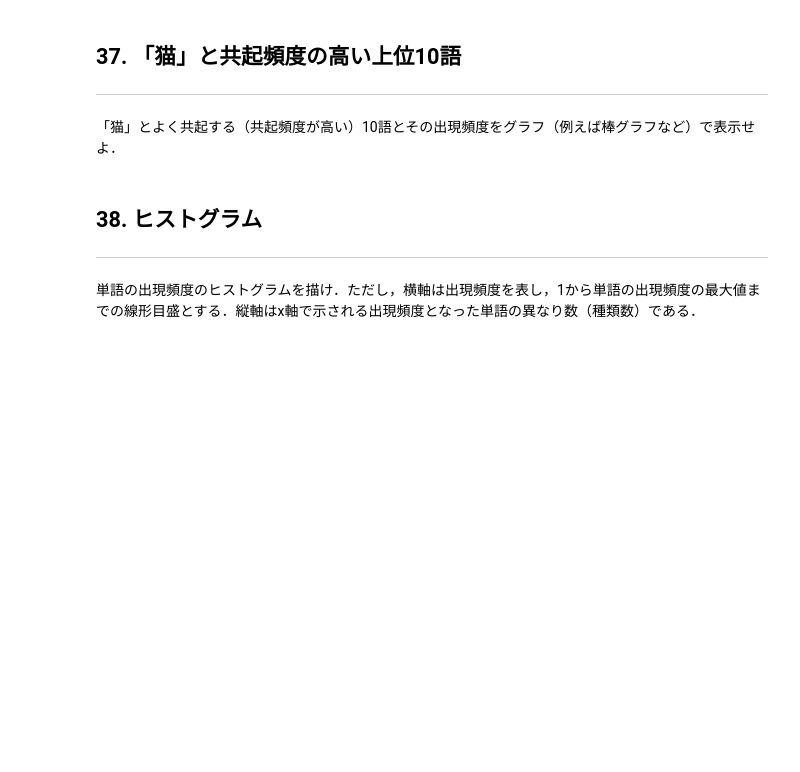
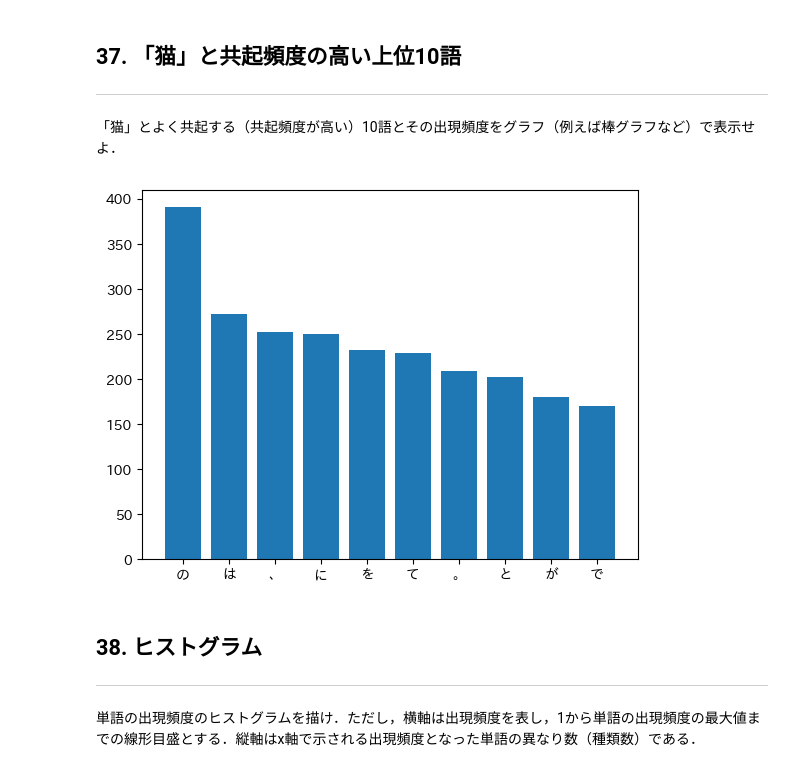
Before and after one commit to haru1290/nlp100, a Jupyter notebook: notebooks/chapter04.ipynb, the cells around one changed output. Cells and saved outputs as stored; diff of their text form; code cells hidden in the pictures; blank space fills up the shorter version.

```diff
--- a/notebooks/chapter04.ipynb
+++ b/notebooks/chapter04.ipynb
@@ -145,6 +246,21 @@ for verb_base in list(verb_bases)[:10]:
 ## 37. 「猫」と共起頻度の高い上位10語
 ---
 「猫」とよく共起する（共起頻度が高い）10語とその出現頻度をグラフ（例えば棒グラフなど）で表示せよ．
+# %%
+cat_word_freqs = defaultdict(int)
+for sentence in sentences:
+    if '猫' in [morph['base'] for morph in sentence]:
+        for morph in sentence:
+            cat_word_freqs[morph['surface']] += 1
+del cat_word_freqs['猫']
+cat_word_freqs = sorted(cat_word_freqs.items(), key=lambda x:x[1], reverse=True)
+
+keys = dict(cat_word_freqs[:10]).keys()
+values = dict(cat_word_freqs[:10]).values()
+plt.bar(keys, values)
+plt.show()
+# %% [output]
+[figure, added]
 # %% [markdown]
 ## 38. ヒストグラム
 ---
```
Also changed, not shown: parts of 12 cells of this notebook.
